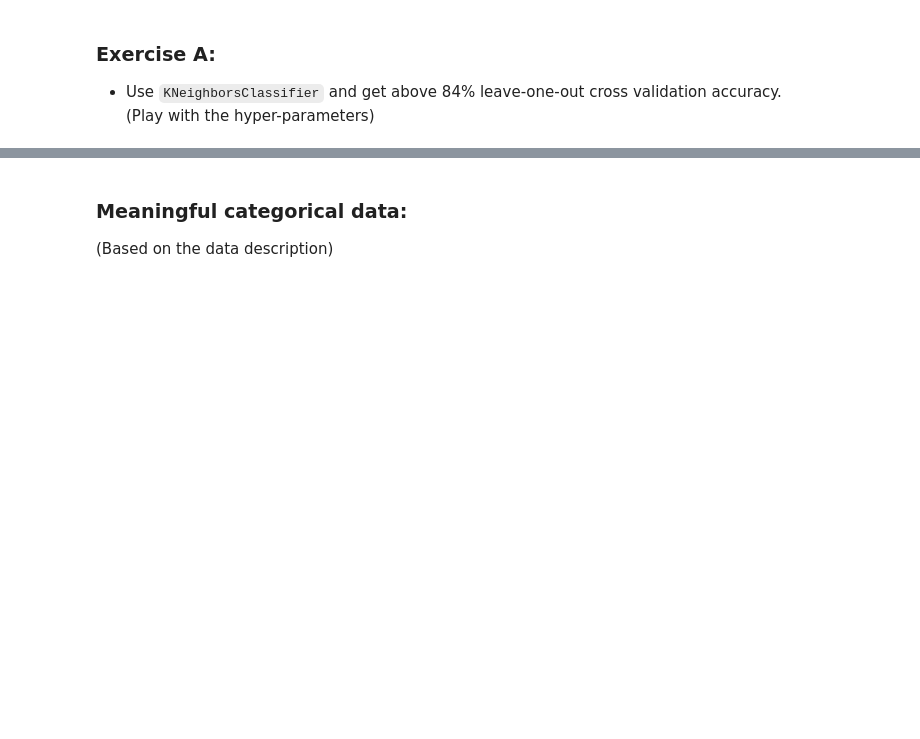
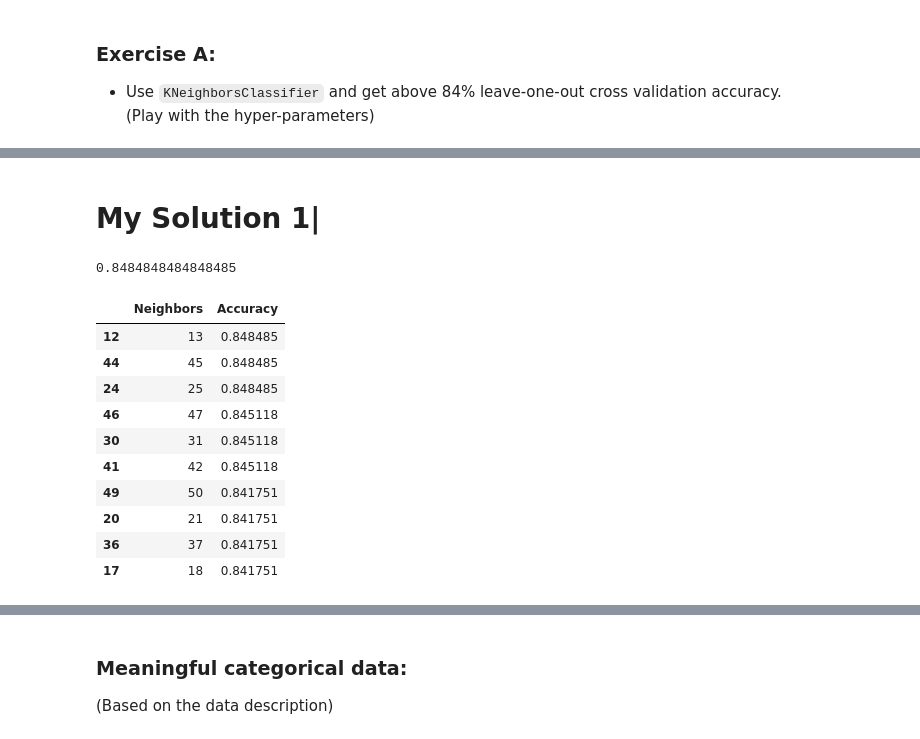
Before and after one commit to jony6484/ml_course_ex3, a Jupyter notebook: Exercise03_Classification.ipynb, the cells around one changed output, grey strips where cells are left out. Saved outputs shown, nothing was run; the diff lists cells and outputs as text; code cells hidden in the pictures; blank space fills up the shorter version.

```diff
--- a/Exercise03_Classification.ipynb
+++ b/Exercise03_Classification.ipynb
@@ -130,0 +140,11 @@ Object `?` not found.
+# %% [markdown]
+# My Solution 1|
+# %%
+# Your solution
+nn = 9
+oClassifier_knn = KNeighborsClassifier(n_neighbors=nn)
+oClassifier_knn.fit(mX, vY)
+vHatY = oClassifier_knn.predict(mX)
+np.average(vHatY == vY)
+# %% [output]
+0.8484848484848485
@@ -130,0 +157,17 @@ Object `?` not found.
+# %%
+cv_knn_df = pd.DataFrame({'Neighbors' : n_neighbors, 'Accuracy': cv_accuracy_results})
+cv_knn_df.sort_values(by=["Accuracy"], inplace=True, ascending=False)
+cv_knn_df.head(10)
+# Train Test split???? We just cross validated, why not split te data before cv?
+# %% [output]
+|  | Neighbors | Accuracy |
+| 12 | 13 | 0.848485 |
+| 44 | 45 | 0.848485 |
+| 24 | 25 | 0.848485 |
+| 46 | 47 | 0.845118 |
+| 30 | 31 | 0.845118 |
+| 41 | 42 | 0.845118 |
+| 49 | 50 | 0.841751 |
+| 20 | 21 | 0.841751 |
+| 36 | 37 | 0.841751 |
+| 17 | 18 | 0.841751 |
```
Also changed, not shown: parts of 5 cells of this notebook.
